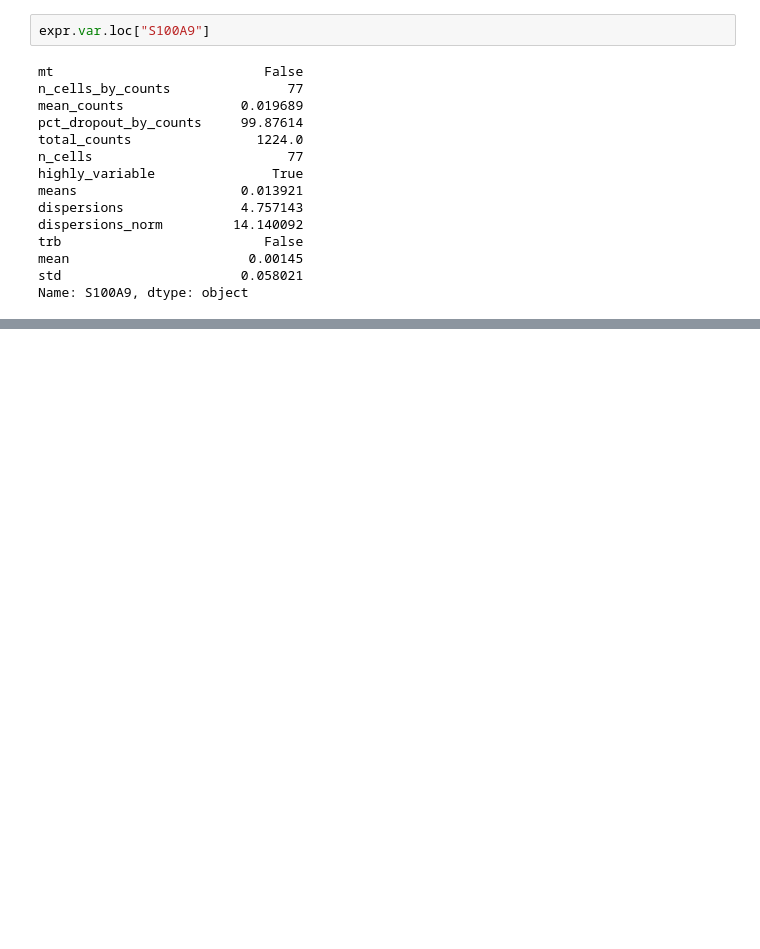
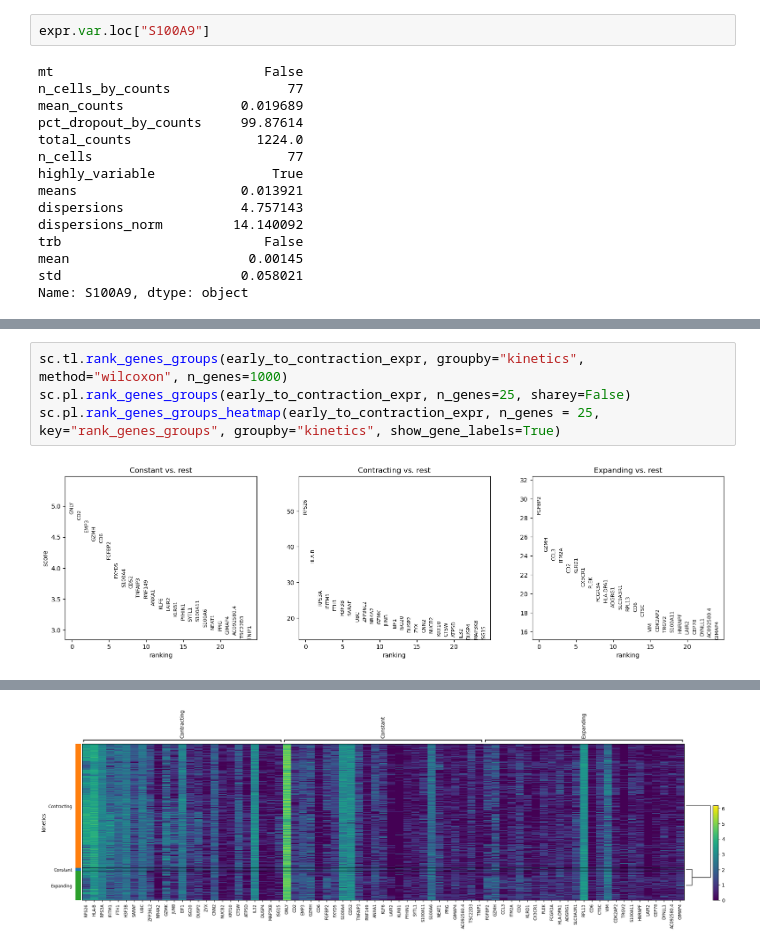
Before and after one commit to ElanaPearl/CAR_T_clonal_kinetics, a Jupyter notebook: expr_analysis_of_clones.ipynb, the cells around one changed output, grey strips where cells are left out. Drawn from its saved outputs; the diff is of its cells as text; blank space fills up the shorter version.

```diff
--- a/expr_analysis_of_clones.ipynb
+++ b/expr_analysis_of_clones.ipynb
@@ -99,0 +143,6 @@ plt.show()
+# %%
+sc.tl.rank_genes_groups(early_to_contraction_expr, groupby="kinetics", method="wilcoxon", n_genes=1000)
+sc.pl.rank_genes_groups(early_to_contraction_expr, n_genes=25, sharey=False)
+sc.pl.rank_genes_groups_heatmap(early_to_contraction_expr, n_genes = 25, key="rank_genes_groups", groupby="kinetics", show_gene_labels=True)
+# %% [output]
+[figure, added]
@@ -99,0 +152 @@ plt.show()
+[figure, added]
```
Also changed, not shown: parts of 13 cells of this notebook.
